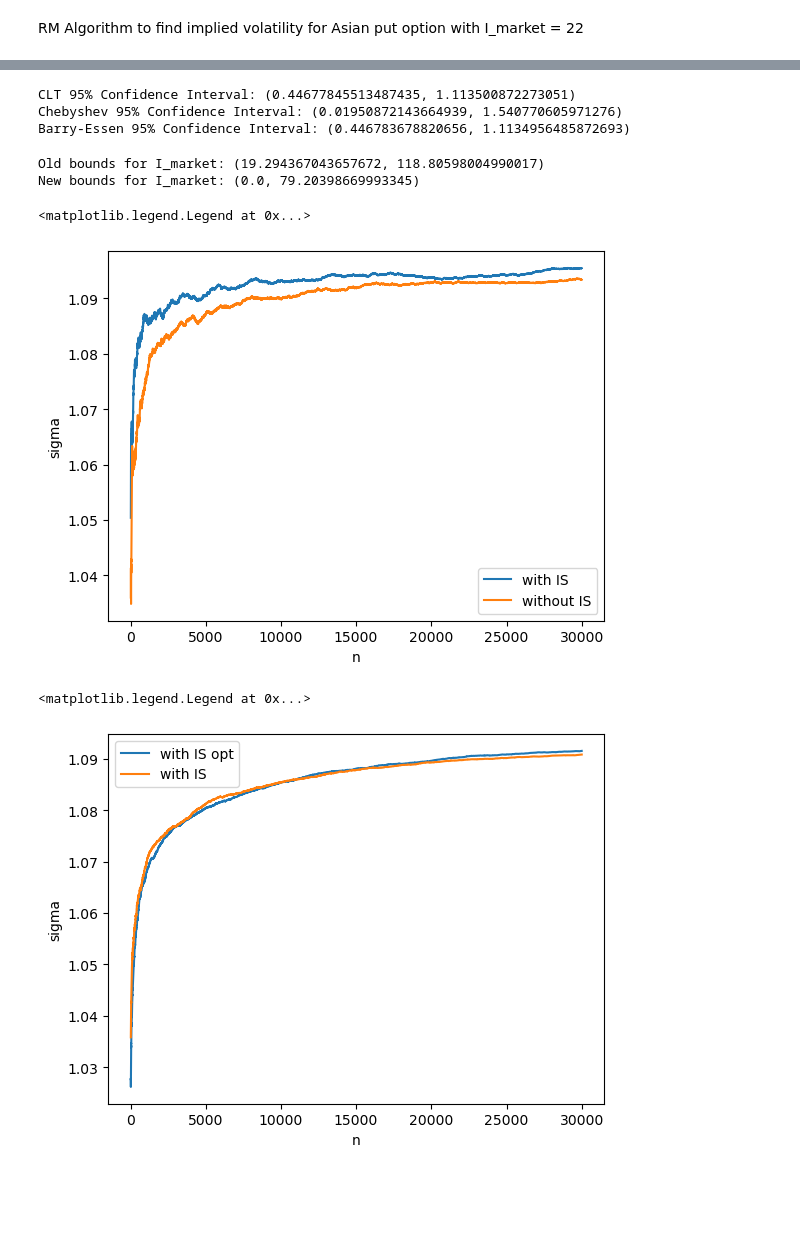
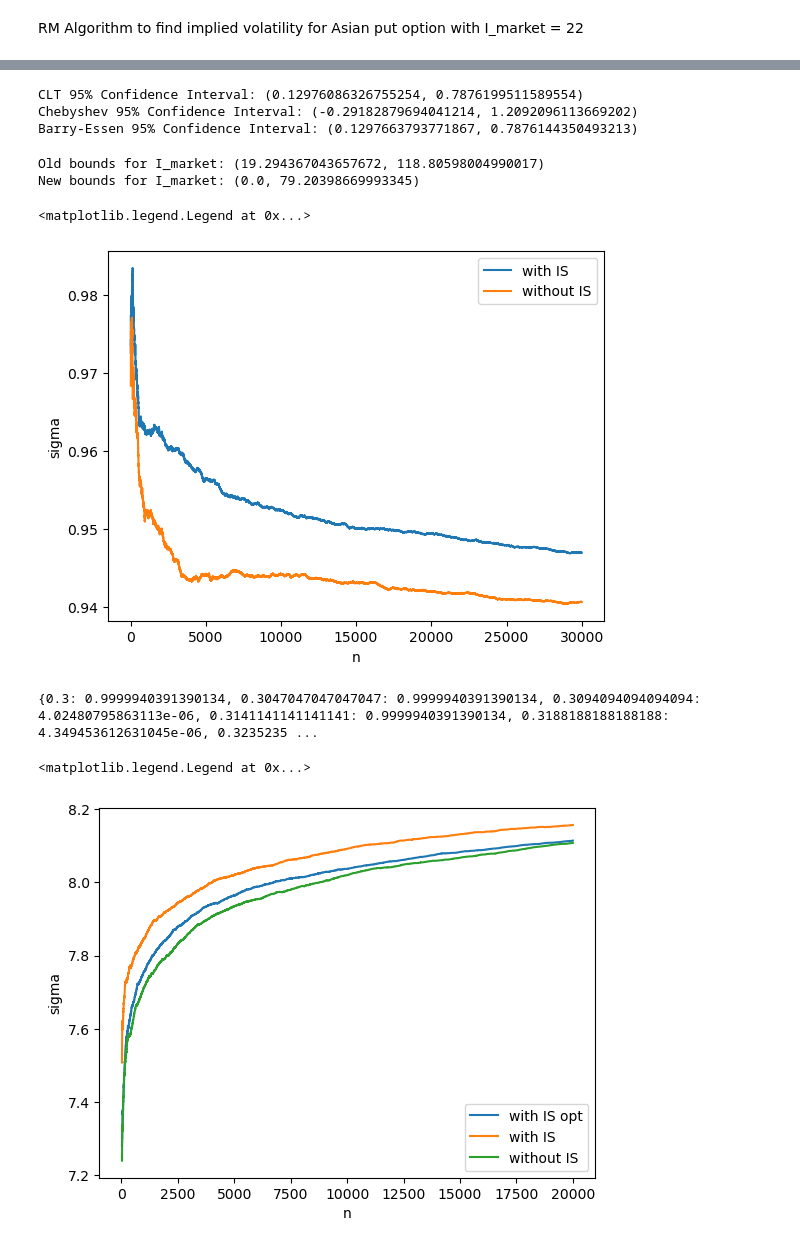
Before and after one commit to Drykx/Monte-Carlo-Project, a Jupyter notebook: EuropeanOptions.ipynb, the cells around one changed output, grey strips where cells are left out. Drawn from its saved outputs; the diff is of its cells as text; code cells hidden in the pictures; blank space fills up the shorter version.

```diff
--- a/EuropeanOptions.ipynb
+++ b/EuropeanOptions.ipynb
@@ -179,4 +173,10 @@ Text(0, 0.5, 'sigma')
 # %%
+def Jhat_Asian(sigma):
+    simulations = Simulate_Stock_Price(S0, sigma, r, T, m=30, N=N)
+    avg_stock_prices = np.mean(simulations, axis=1)
+    Z = np.exp(-r*T) * np.maximum(K - avg_stock_prices, 0) - I_market
+    return np.mean(Z), np.std(Z), st.skew(Z)
+
 N=10000
 Jhat, est_std, est_skew = Jhat_Asian(sigmas[-1])
 margin = 1.96 * est_std / np.sqrt(N)
@@ -200,9 +200,9 @@ upper_bound = Jhat + margin
 # Barry-Essen
 print(f"Barry-Essen 95% Confidence Interval: ({lower_bound}, {upper_bound})")
 # %% [output]
-CLT 95% Confidence Interval: (0.44677845513487435, 1.113500872273051)
-Chebyshev 95% Confidence Interval: (0.01950872143664939, 1.540770605971276)
-Barry-Essen 95% Confidence Interval: (0.446783678820656, 1.1134956485872693)
+CLT 95% Confidence Interval: (0.12976086326755254, 0.7876199511589554)
+Chebyshev 95% Confidence Interval: (-0.29182879694041214, 1.2092096113669202)
+Barry-Essen 95% Confidence Interval: (0.1297663793771867, 0.7876144350493213)
 # %%
 def calculate_bounds(r, T, S0, K, m):
     diff = K - S0 * np.mean(np.exp(r * np.arange(1,m+1) * T / m))
@@ -223,8 +223,7 @@ New bounds for I_market: (0.0, 79.20398669993345)
 def w(S_T, S_0, sigma, r, r_tilde, T):
     return (S_T/S_0)**((r - r_tilde)/sigma**2) * np.exp((r+r_tilde-sigma**2)*(-r+r_tilde)*T/(2*sigma**2))
 
-def RM_Asian_with_IS(n, N, rho, K, S0, T, r, r_tilde, I_market, m):
-    sigma_0 = 1
+def RM_Asian_with_IS(n, N, rho, K, S0, T, r, r_tilde, I_market, m, sigma_0 = 1):
     alpha_0 = 2/(K+S0)
 
     sigma_estim = np.empty((n,))
@@ -237,7 +236,7 @@ def RM_Asian_with_IS(n, N, rho, K, S0, T, r, r_tilde, I_market, m):
         # Calculate Jhat with IS
         simulations = Simulate_Stock_Price(S0, sigma_cur, r_tilde, T, m, N)
         likelihood_ratios = w(simulations[:, -1], S0, sigma_cur, r, r_tilde, T)
-        avg_stock_prices = np.mean(simulations[:, 1:], axis=1)
+        avg_stock_prices = np.mean(simulations, axis=1)
         payoffs = np.exp(-r*T) * np.maximum(K - avg_stock_prices, 0)
         Jhat = np.mean(np.multiply(payoffs, likelihood_ratios)) - I_market
 
@@ -246,7 +245,7 @@ def RM_Asian_with_IS(n, N, rho, K, S0, T, r, r_tilde, I_market, m):
     return sigma_estim
 # %%
 n, N, rho = 30000, 10, 0.8
-K, S0, T, r, I_market = 80, 100, 0.2, 0.05, 3
+K, S0, T, r, I_market = 80, 100, 0.2, 0.05, 2
 r_tilde = 10**-6
 m = 30
 
@@ -261,7 +260,7 @@ plt.ylabel('sigma')
 plt.legend()
 # %% [output]
 <matplotlib.legend.Legend at 0x...>
-[figure, old version]
+[figure, new version]
 # %%
 # Question 7
 from scipy.optimize import minimize_scalar
@@ -290,9 +289,11 @@ def find_optimal_r_tilde(sigmas, S0, K, r, T, m, N):
         return result
 sigmas = np.linspace(0.3, 5, num=1000)
 result = find_optimal_r_tilde(sigmas, S0, K, r, T, m, N)
+print(result)
+# %% [output]
+{0.3: 0.9999940391390134, 0.3047047047047047: 0.9999940391390134, 0.3094094094094094: 4.02480795863113e-06, 0.3141141141141141: 0.9999940391390134, 0.3188188188188188: 4.349453612631045e-06, 0.3235235 ...
 # %%
-def RM_Asian_with_IS_opt(n, N, rho, K, S0, T, r, I_market, m):
-    sigma_0 = 1
+def RM_Asian_with_IS_opt(n, N, rho, K, S0, T, r, I_market, m, sigma_0=1):
     alpha_0 = 2/(K+S0)
 
     sigma_estim = np.empty((n,))
@@ -306,7 +307,7 @@ def RM_Asian_with_IS_opt(n, N, rho, K, S0, T, r, I_market, m):
         r_tilde = result[min(result, key=lambda x : abs(x - sigma_cur))]
         simulations = Simulate_Stock_Price(S0, sigma_cur, r_tilde, T, m, N)
         likelihood_ratios = w(simulations[:, -1], S0, sigma_cur, r, r_tilde, T)
-        avg_stock_prices = np.mean(simulations[:, 1:], axis=1)
+        avg_stock_prices = np.mean(simulations, axis=1)
         payoffs = np.exp(-r*T) * np.maximum(K - avg_stock_prices, 0)
         Jhat = np.mean(np.multiply(payoffs, likelihood_ratios)) - I_market
 
@@ -314,15 +315,23 @@ def RM_Asian_with_IS_opt(n, N, rho, K, S0, T, r, I_market, m):
 
     return sigma_estim
 # %%
-sigmas_IS = RM_Asian_with_IS_opt(n, N, rho, K, S0, T, r, I_market, m)
+n, N, rho = 20000, 10, 0.8
+K, S0, T, r, I_market = 80, 100, 0.2, 0.05, 50
+r_tilde = 10**-6
+m = 30
+
+sigmas_IS = RM_Asian_with_IS_opt(n, N, rho, K, S0, T, r, I_market, m, sigma_0=7)
 plt.plot(range(21,n+1), sigmas_IS[20:], label="with IS opt")
 
-sigmas_IS = RM_Asian_with_IS(n, N, rho, K, S0, T, r, r_tilde, I_market, m)
+sigmas_IS = RM_Asian_with_IS(n, N, rho, K, S0, T, r, r_tilde, I_market, m, sigma_0=7)
 plt.plot(range(21,n+1), sigmas_IS[20:], label="with IS")
+
+sigmas = RM_Asian(n, N, rho, K, S0, T, r, I_market, m, sigma_0=7)
+plt.plot(range(21,n+1), sigmas[20:], label="without IS")
 
 plt.xlabel('n')
 plt.ylabel('sigma')
 plt.legend()
 # %% [output]
 <matplotlib.legend.Legend at 0x...>
-[figure, old version]
+[figure, new version]
```
Also changed, not shown: parts of 5 cells of this notebook.
